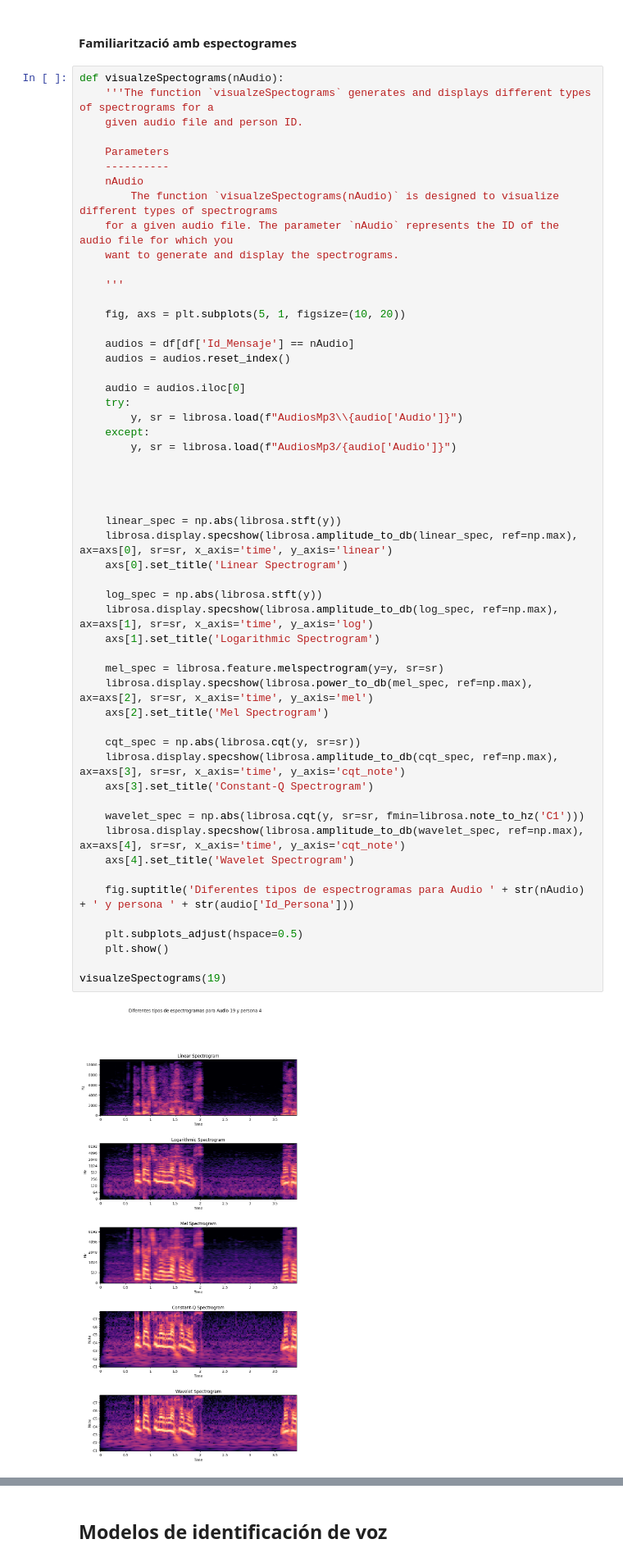
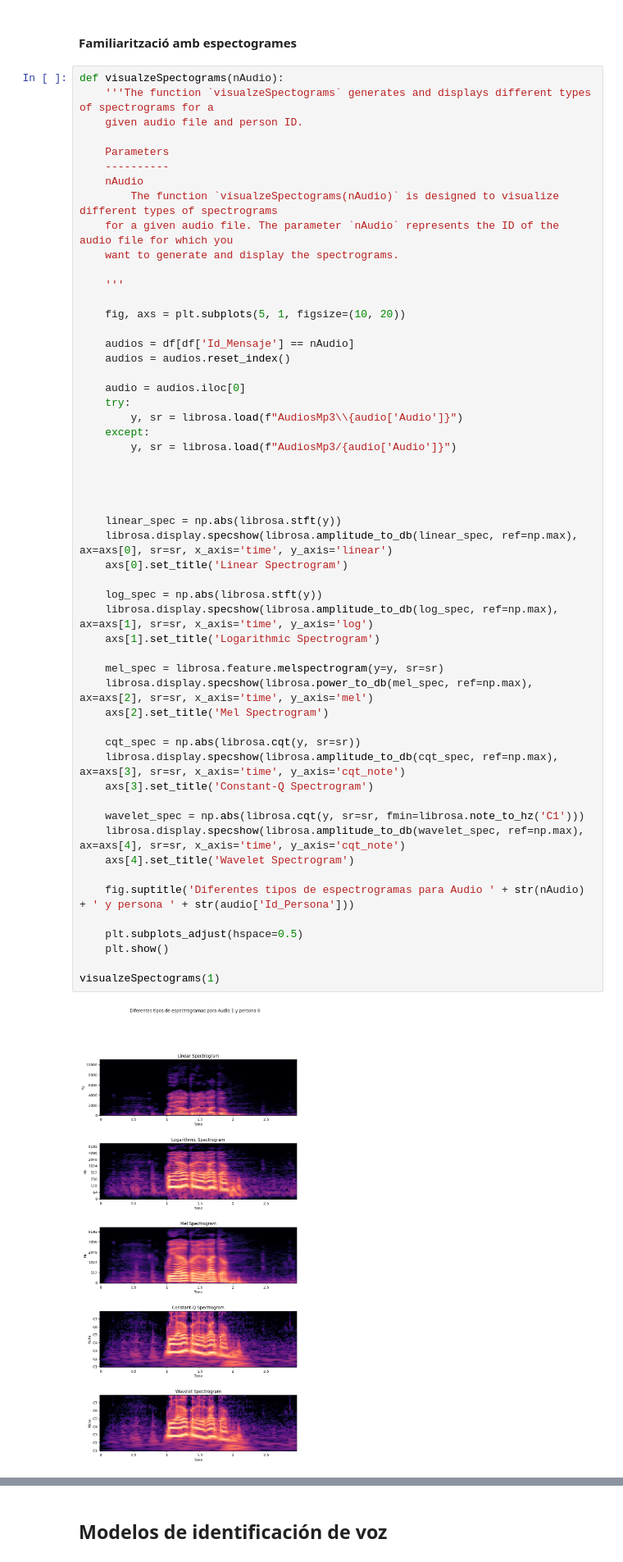
Before and after one commit to albertceballos0/UAB-VC-voice-identification, a Jupyter notebook: PROYECTO/main.ipynb, the cells around one changed output, grey strips where cells are left out. Shown at 82% size. Drawn from its saved outputs; the diff is of its cells as text.

```diff
--- a/PROYECTO/main.ipynb
+++ b/PROYECTO/main.ipynb
@@ -295,35 +315,35 @@ def visualzeSpectograms(nAudio):
 
 
 
 
     linear_spec = np.abs(librosa.stft(y))
     librosa.display.specshow(librosa.amplitude_to_db(linear_spec, ref=np.max), ax=axs[0], sr=sr, x_axis='time', y_axis='linear')
     axs[0].set_title('Linear Spectrogram')
 
     log_spec = np.abs(librosa.stft(y))
     librosa.display.specshow(librosa.amplitude_to_db(log_spec, ref=np.max), ax=axs[1], sr=sr, x_axis='time', y_axis='log')
     axs[1].set_title('Logarithmic Spectrogram')
 
     mel_spec = librosa.feature.melspectrogram(y=y, sr=sr)
     librosa.display.specshow(librosa.power_to_db(mel_spec, ref=np.max), ax=axs[2], sr=sr, x_axis='time', y_axis='mel')
     axs[2].set_title('Mel Spectrogram')
 
     cqt_spec = np.abs(librosa.cqt(y, sr=sr))
     librosa.display.specshow(librosa.amplitude_to_db(cqt_spec, ref=np.max), ax=axs[3], sr=sr, x_axis='time', y_axis='cqt_note')
     axs[3].set_title('Constant-Q Spectrogram')
 
     wavelet_spec = np.abs(librosa.cqt(y, sr=sr, fmin=librosa.note_to_hz('C1')))
     librosa.display.specshow(librosa.amplitude_to_db(wavelet_spec, ref=np.max), ax=axs[4], sr=sr, x_axis='time', y_axis='cqt_note')
     axs[4].set_title('Wavelet Spectrogram')
 
     fig.suptitle('Diferentes tipos de espectrogramas para Audio ' + str(nAudio) + ' y persona ' + str(audio['Id_Persona']))
 
     plt.subplots_adjust(hspace=0.5)
     plt.show()
 
-visualzeSpectograms(19)
+visualzeSpectograms(1)
 # %% [output]
-[figure, old version]
+[figure, new version]
 # %%
 def removeSilence(audio, silence_threshold = 0.05):
     '''The `removeSilence` function removes silent segments from an audio signal based on a specified
```
Also changed, not shown: parts of 18 cells of this notebook, 57 other files.
